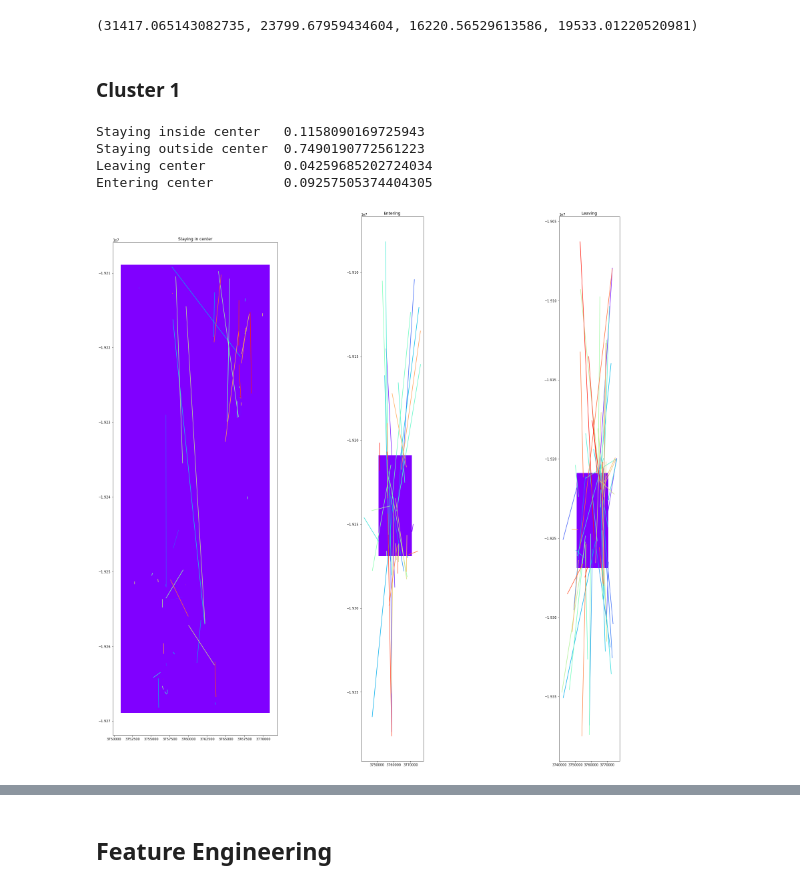
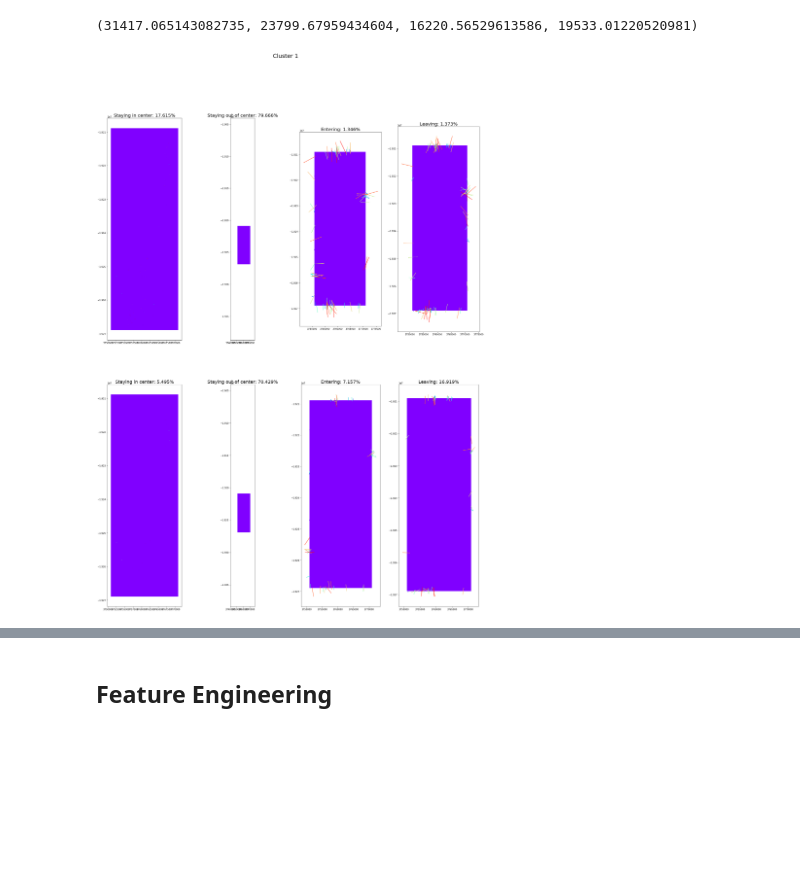
Before and after one commit to jcezarms/ey-nextwave-competition, a Jupyter notebook: notebooks/julio-04-clustering.ipynb, the cells around one changed output, grey strips where cells are left out. Drawn from its saved outputs; the diff is of its cells as text; code cells hidden in the pictures; blank space fills up the shorter version.

Commit message:
All-around geographical analysis among clusters

```diff
--- a/notebooks/julio-04-clustering.ipynb
+++ b/notebooks/julio-04-clustering.ipynb
@@ -179,34 +210,25 @@ cluster3.euclidian_distance.mean(),
 cluster4.euclidian_distance.mean())
 # %% [output]
 (31417.065143082735, 23799.67959434604, 16220.56529613586, 19533.01220520981)
-# %% [markdown]
-### Cluster 1
-# %%
-# Shortest 50% travels
-c1_samples = cluster1.head(cluster1.shape[0]//2).copy()
-
-c1_short_staying_in = c1_samples[(c1_samples.is_inside_city_entry == 1) & (c1_samples.is_inside_city_exit == 1)]
-c1_short_staying_out = c1_samples[(c1_samples.is_inside_city_entry == 0) & (c1_samples.is_inside_city_exit == 0)]
-c1_short_leaving_center = c1_samples[(c1_samples.is_inside_city_entry == 1) & (c1_samples.is_inside_city_exit == 0)]
-c1_short_entering_center = c1_samples[(c1_samples.is_inside_city_entry == 0) & (w_samples.is_inside_city_exit == 1)]
-
-print('Staying inside center\t{}'.format(len(c1_short_staying_in) / c1_samples.shape[0]))
-print('Staying outside center\t{}'.format(len(c1_short_staying_out) / c1_samples.shape[0]))
-print('Leaving center\t\t{}'.format(len(c1_short_leaving_center) / c1_samples.shape[0]))
-print('Entering center\t\t{}'.format(len(c1_short_entering_center) / c1_samples.shape[0]))
-# %% [output]
-Staying inside center   0.1158090169725943
-Staying outside center  0.7490190772561223
-Leaving center          0.04259685202724034
-Entering center         0.09257505374404305
-# %%
-fig, (ax1, ax2, ax3) = plt.subplots(ncols=3, figsize=(30, 30))
-
-ax1.set_title('Staying in center')
-geoplot(c1_short_staying_in.head(500), ax=ax1)
-ax2.set_title('Entering')
-geoplot(c1_short_entering_center.head(500), ax=ax2)
-ax3.set_title('Leaving')
-geoplot(c1_short_leaving_center.head(500), ax=ax3)
-# %% [output]
-[figure, removed]
+# %%
+arr = lambda: np.empty([4]).tolist()
+
+longest, shortest = arr(), arr()
+short_staying_in, short_staying_out = arr(), arr()
+short_leaving_center, short_entering_center = arr(), arr()
+long_staying_in, long_staying_out = arr(), arr()
+long_leaving_center, long_entering_center = arr(), arr()
+
+for i, c in enumerate([cluster1, cluster2, cluster3, cluster4]):
+    longest[i] = c.sort_values('euclidian_distance', ascending=False).head(c.shape[0]//2).copy()
+    shortest[i] = c.sort_values('euclidian_distance', ascending=True).head(c.shape[0]//2).copy()
+
+    short_staying_in[i] = shortest[i][(shortest[i].is_inside_city_entry == 1) & (shortest[i].is_inside_city_exit == 1)]
+    short_staying_out[i] = shortest[i][(shortest[i].is_inside_city_entry == 0) & (shortest[i].is_inside_city_exit == 0)]
+    short_leaving_center[i] = shortest[i][(shortest[i].is_inside_city_entry == 1) & (shortest[i].is_inside_city_exit == 0)]
+    short_entering_center[i] = shortest[i][(shortest[i].is_inside_city_entry == 0) & (shortest[i].is_inside_city_exit == 1)]
+
+    long_staying_in[i] = longest[i][(longest[i].is_inside_city_entry == 1) & (longest[i].is_inside_city_exit == 1)]
+    long_staying_out[i] = longest[i][(longest[i].is_inside_city_entry == 0) & (longest[i].is_inside_city_exit == 0)]
+    long_leaving_center[i] = longest[i][(longest[i].is_inside_city_entry == 1) & (longest[i].is_inside_city_exit == 0)]
+    long_entering_center[i] = longest[i][(longest[i].is_inside_city_entry == 0) & (longest[i].is_inside_city_exit == 1)]
@@ -212,0 +291,4 @@ geoplot(c1_short_leaving_center.head(500), ax=ax3)
+# %%
+cluster_plot(0, short_qtt=800, long_qtt=400)
+# %% [output]
+[figure, added]
```
Also changed, not shown: parts of 19 cells of this notebook.
